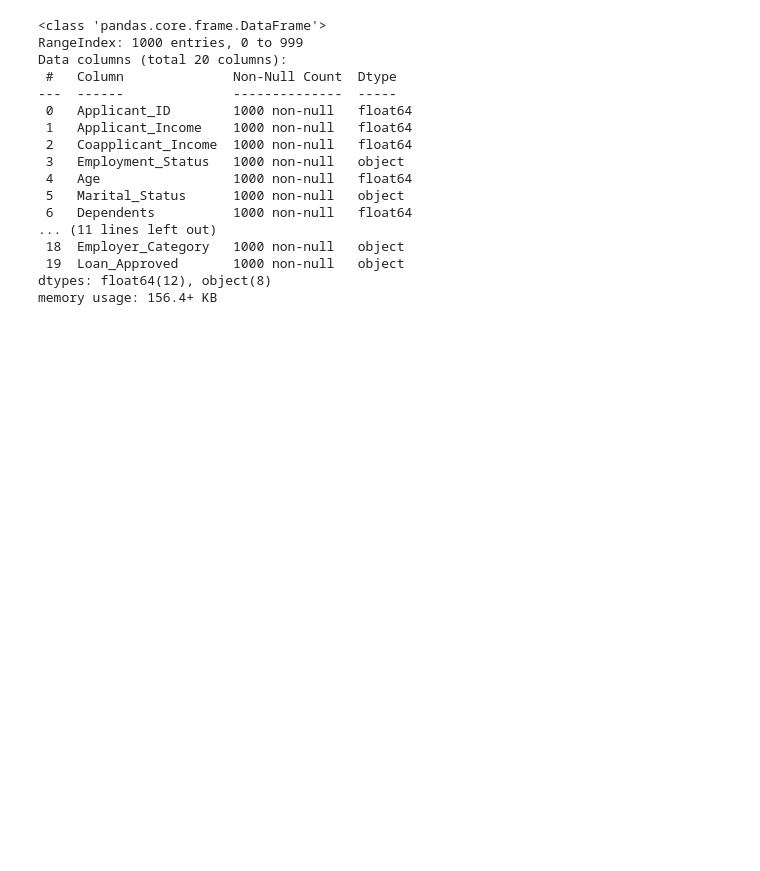
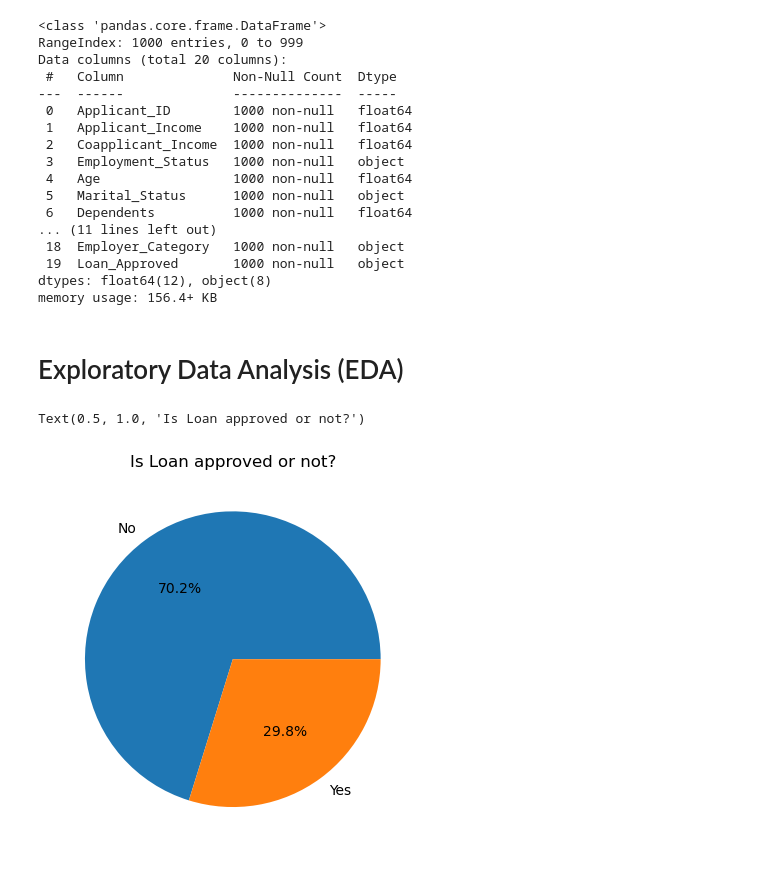
Before and after one commit to saphalkafle77-ai/credit_wise-loan-system, a Jupyter notebook: credit_wise_loan_approval_system.ipynb, the cells around one changed output. Saved outputs shown, nothing was run; the diff lists cells and outputs as text; code cells hidden in the pictures; blank space fills up the shorter version.

Commit message:
Eda first step analysing how balanced our classes are and analysing our categorical datas

```diff
--- a/credit_wise_loan_approval_system.ipynb
+++ b/credit_wise_loan_approval_system.ipynb
@@ -49,3 +49,13 @@ Data columns (total 20 columns):
  19  Loan_Approved       1000 non-null   object
 dtypes: float64(12), object(8)
 memory usage: 156.4+ KB
+# %% [markdown]
+# Exploratory Data Analysis (EDA)
+# %%
+# checking How balanced our classes are:-
+classes_count = credit_wise["Loan_Approved"].value_counts()
+plt.pie(classes_count,labels=["No","Yes"],autopct = "%1.1f%%")
+plt.title("Is Loan approved or not?")
+# %% [output]
+Text(0.5, 1.0, 'Is Loan approved or not?')
+[figure, added]
```
Also changed, not shown: parts of 3 cells of this notebook.
